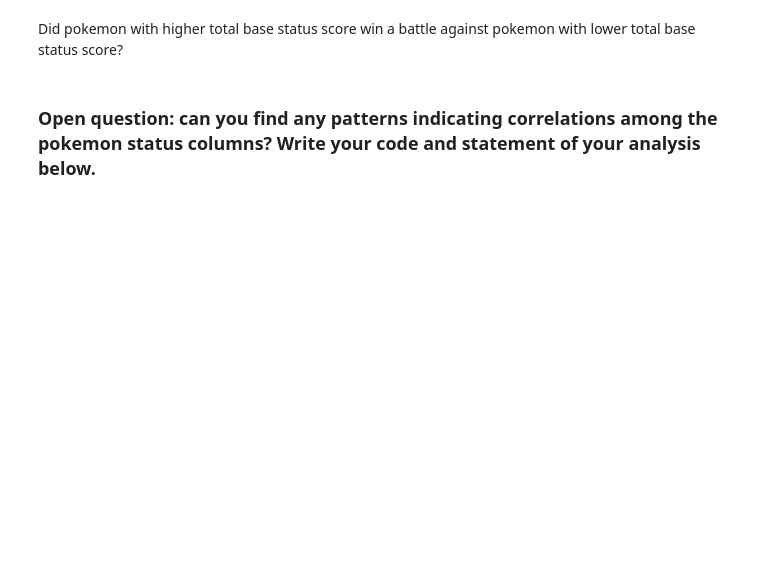
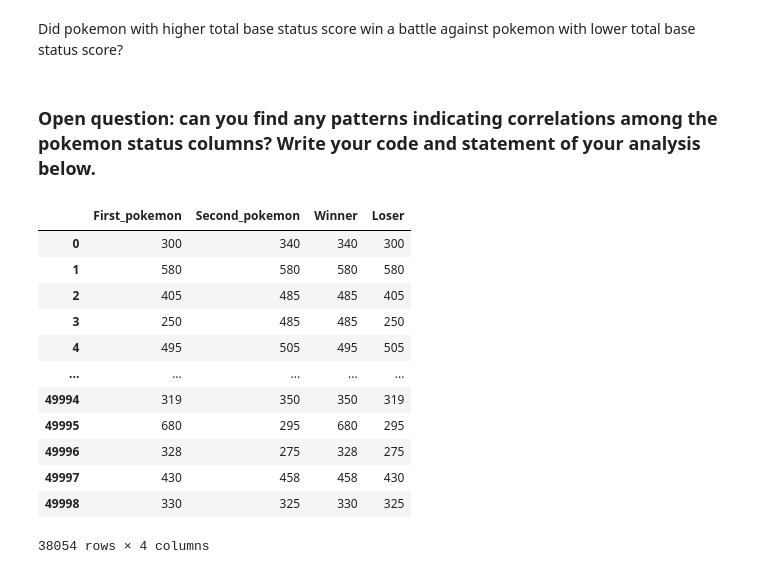
Before and after one commit to kevinmccall/cs4, a Jupyter notebook: project2/Pokemon Part II.ipynb, the cells around one changed output. Saved outputs shown, nothing was run; the diff lists cells and outputs as text; code cells hidden in the pictures; blank space fills up the shorter version.

```diff
--- a/project2/Pokemon Part II.ipynb
+++ b/project2/Pokemon Part II.ipynb
@@ -121,0 +201,16 @@ Did pokemon with higher total base status score win a battle against pokemon wit
+# %%
+combats_status_sum
+# %% [output]
+|  | First_pokemon | Second_pokemon | Winner | Loser |
+| 0 | 300 | 340 | 340 | 300 |
+| 1 | 580 | 580 | 580 | 580 |
+| 2 | 405 | 485 | 485 | 405 |
+| 3 | 250 | 485 | 485 | 250 |
+| 4 | 495 | 505 | 495 | 505 |
+| ... | ... | ... | ... | ... |
+| 49994 | 319 | 350 | 350 | 319 |
+| 49995 | 680 | 295 | 680 | 295 |
+| 49996 | 328 | 275 | 328 | 275 |
+| 49997 | 430 | 458 | 458 | 430 |
+| 49998 | 330 | 325 | 330 | 325 |
+38054 rows × 4 columns
```
Also changed, not shown: parts of 18 cells of this notebook, 1 other file.
